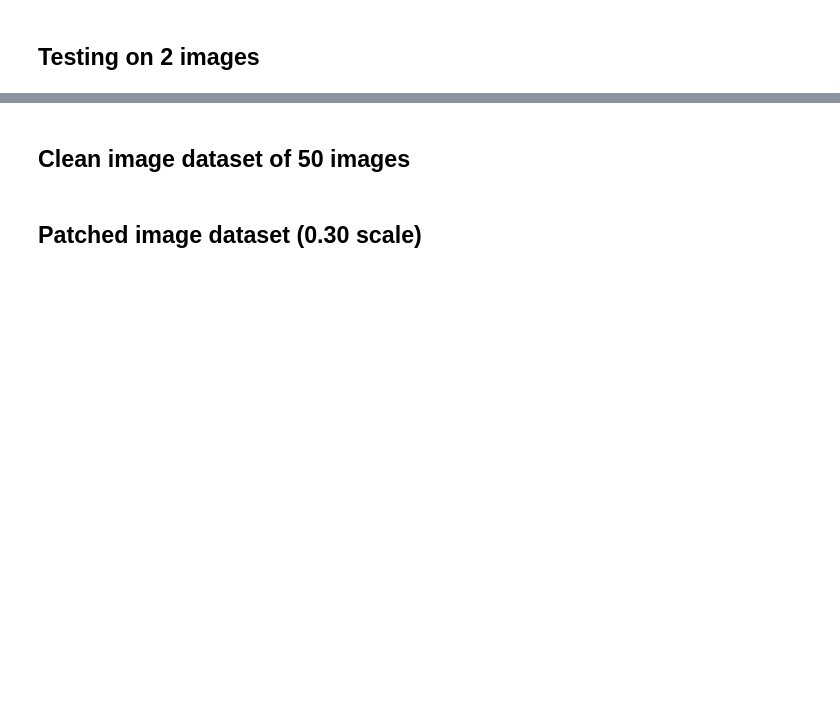
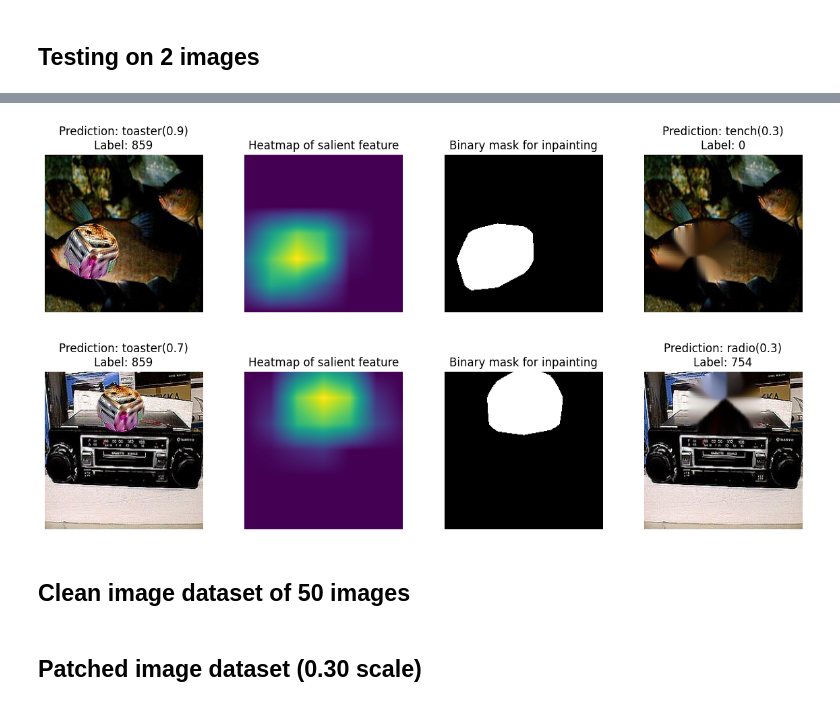
Before and after one commit to Rohanjos97/auto_inpainting, a Jupyter notebook: minor_project.ipynb, the cells around one changed output, grey strips where cells are left out. Cells and saved outputs as stored; diff of their text form; code cells hidden in the pictures; blank space fills up the shorter version.

Commit message:
show plots in github

```diff
--- a/minor_project.ipynb
+++ b/minor_project.ipynb
@@ -382,3 +386,10 @@ for i in range(id_test.batch_size):
+# %%
+for i in range(id_test.batch_size):
+    id_test.plot_data(i)
+    plt.sh
+# %% [output]
+[figure, added]
+[figure, added]
 # %% [markdown]
 ## Clean image dataset of 50 images
 # %%
```
Also changed, not shown: parts of 13 cells of this notebook.
